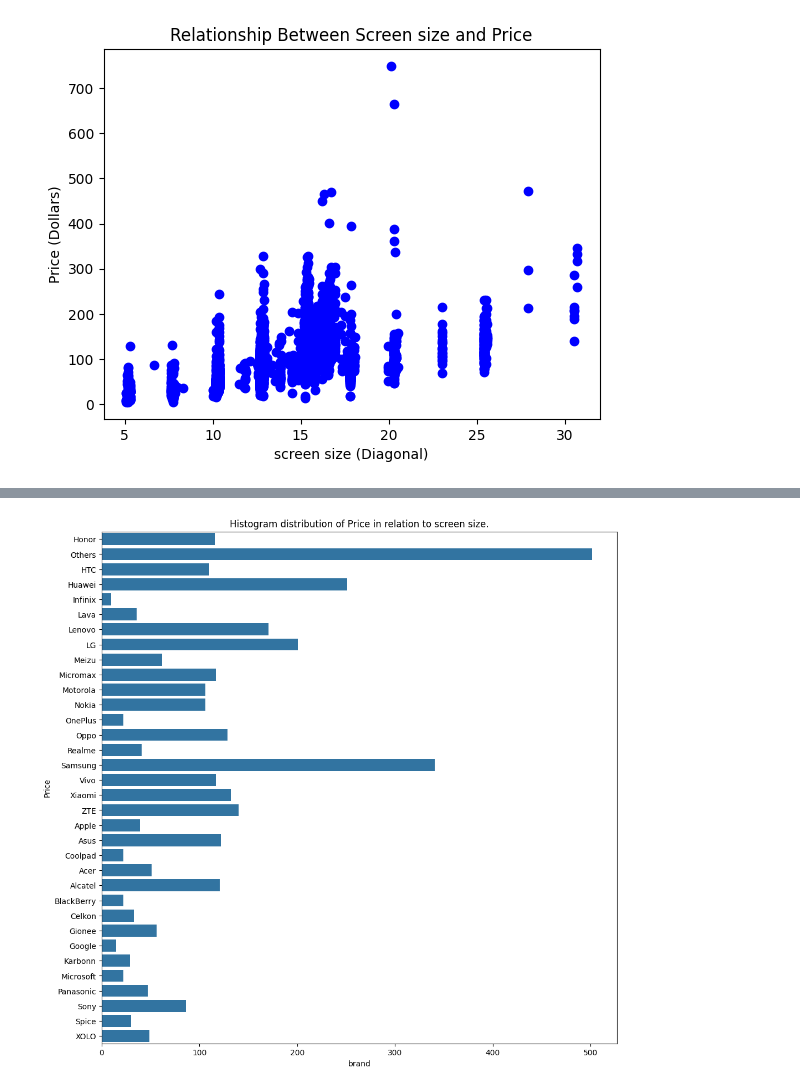
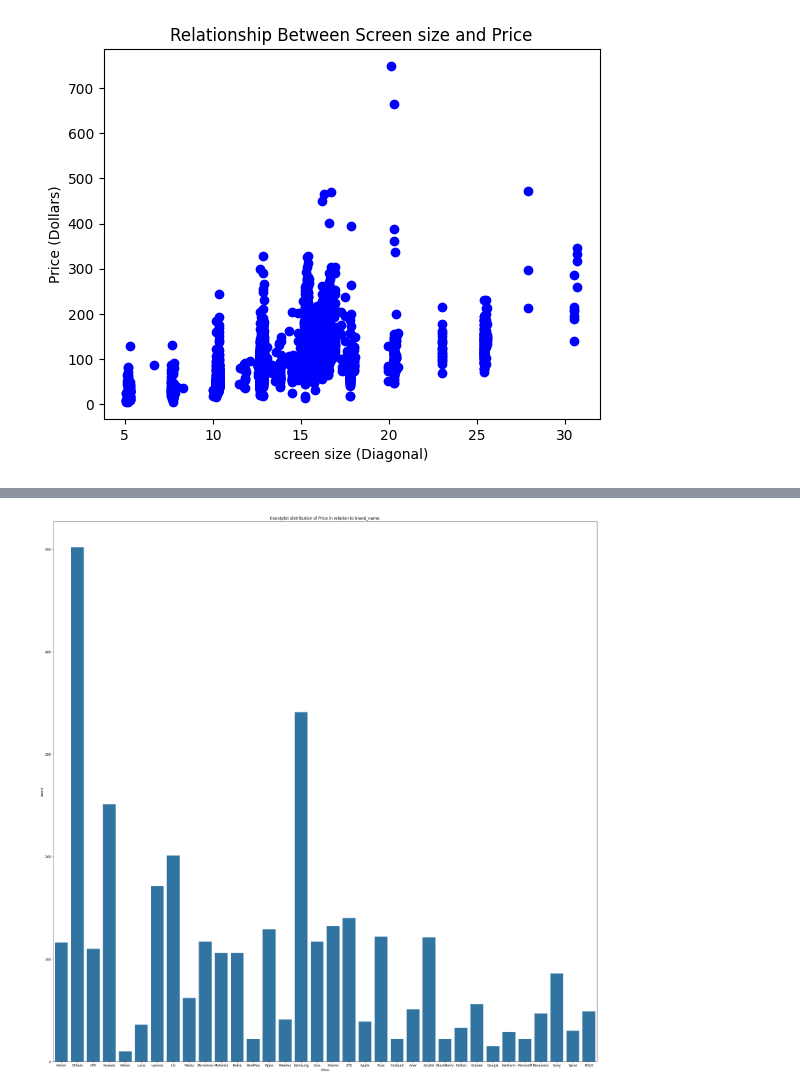
Before and after one commit to bramoo660/data_analytics_python, a Jupyter notebook: used_device_data.ipynb, the cells around one changed output, grey strips where cells are left out. Saved outputs shown, nothing was run; the diff lists cells and outputs as text; code cells hidden in the pictures.

```diff
--- a/used_device_data.ipynb
+++ b/used_device_data.ipynb
@@ -455,16 +450,17 @@ are on high demand due to the price moderation.
 # %%
 ## frequency distribution of device brand names
-plt.figure(figsize=(12,12))
-sns.countplot(y=device_data['brand_name'])
 
-plt.title('Histogram distribution of Price in relation to screen size.')
+plt.figure(figsize=(30,30))
+sns.countplot(x=device_data['brand_name'])
 
-plt.ylabel('Price')
+plt.title('Countplot distribution of Price in relation to brand_name.')
 
-plt.xlabel('brand')
+plt.ylabel('brand')
+
+plt.xlabel('Price')
 
 plt.savefig('Hist_price_rel.png')
 
 plt.show()
 # %% [output]
-[figure, old version]
+[figure, new version]
```
Also changed, not shown: parts of 16 cells of this notebook, 8 other files.
